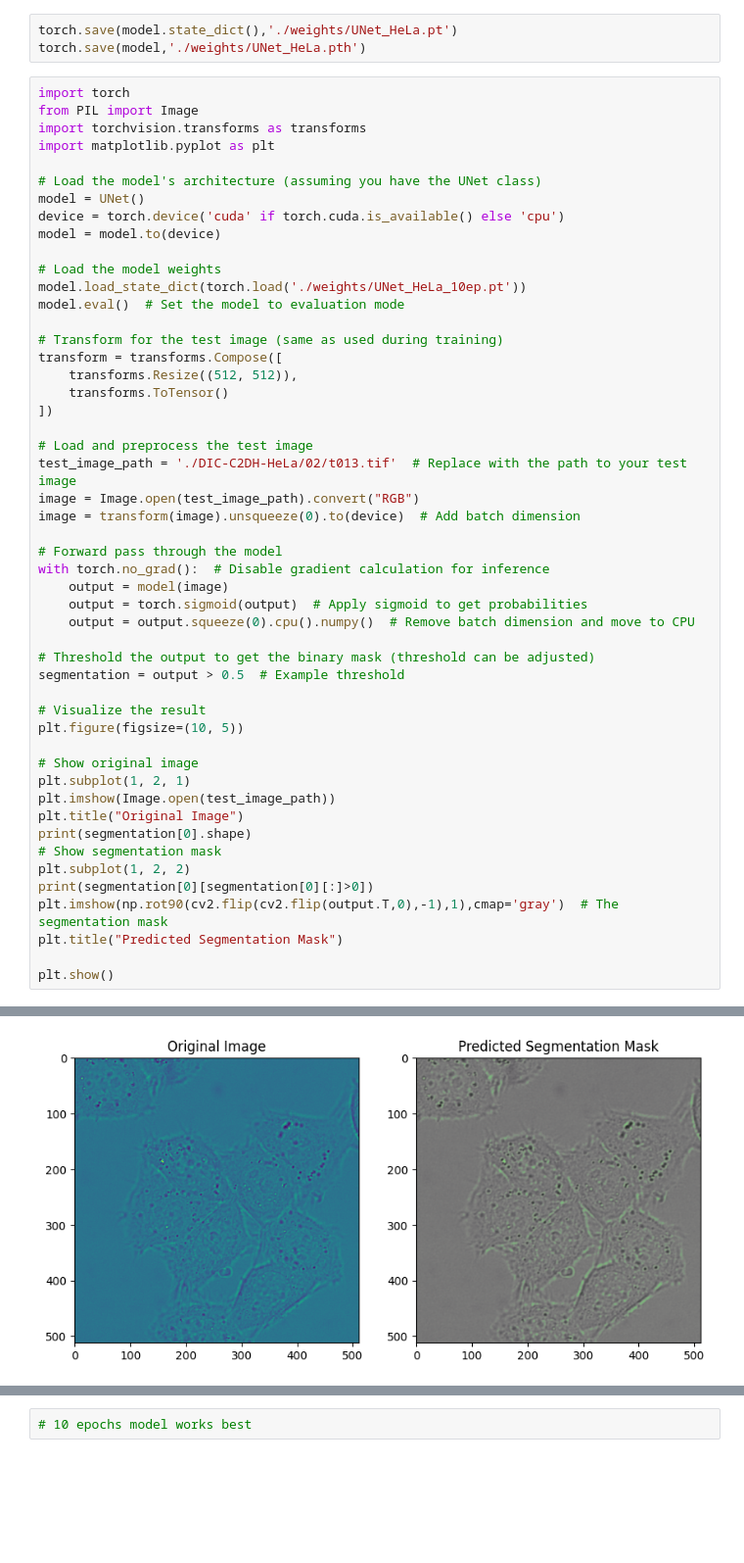
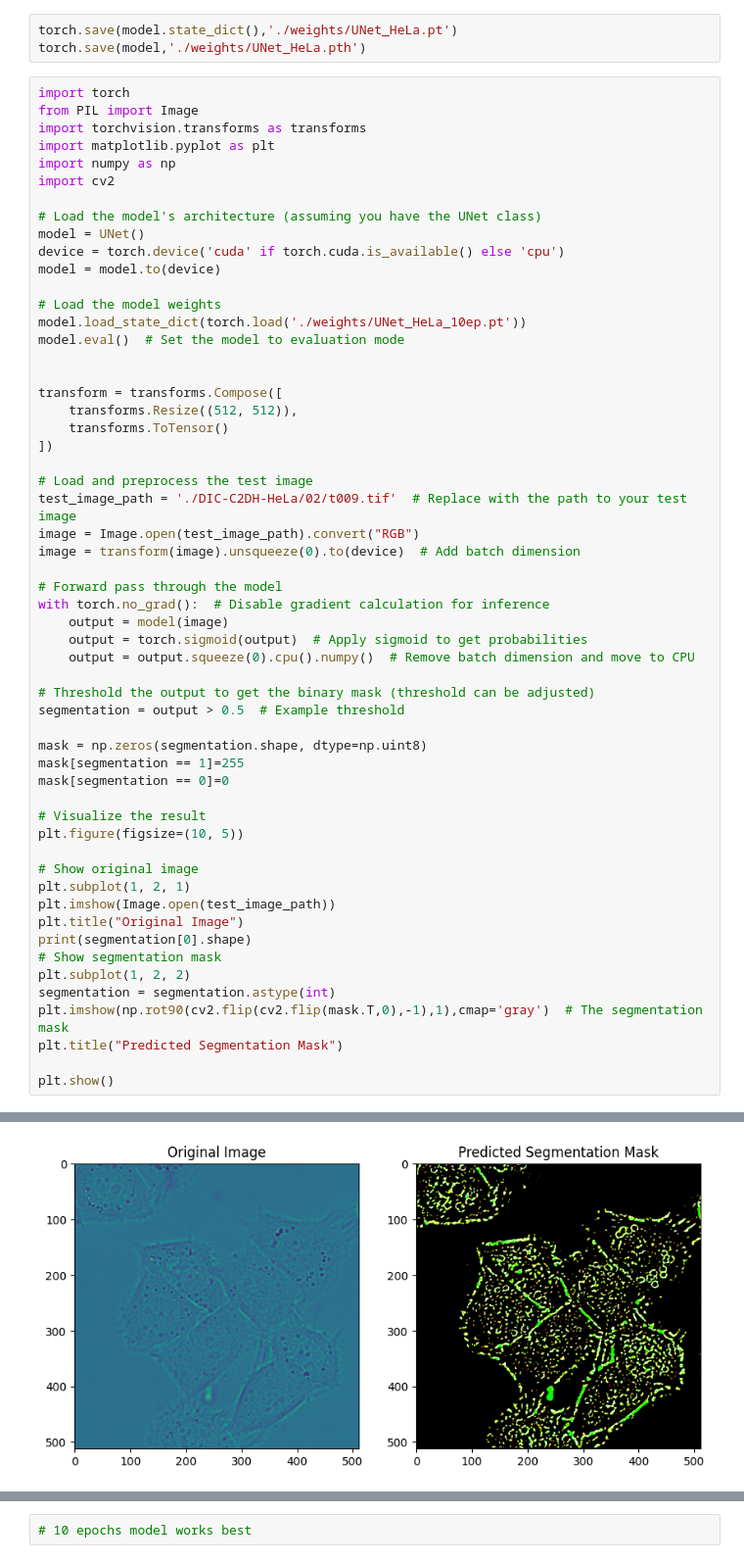
Before and after one commit to Vishwa2684/UNet, a Jupyter notebook: unet.ipynb, the cells around one changed output, grey strips where cells are left out. Shown at 98% size. Drawn from its saved outputs; the diff is of its cells as text; blank space fills up the shorter version.

Commit message:
displayed masks as output wrt image

```diff
--- a/unet.ipynb
+++ b/unet.ipynb
@@ -308,6 +250,8 @@ import torch
 from PIL import Image
 import torchvision.transforms as transforms
 import matplotlib.pyplot as plt
+import numpy as np
+import cv2
 
 # Load the model's architecture (assuming you have the UNet class)
 model = UNet()
@@ -318,14 +262,14 @@ model = model.to(device)
 model.load_state_dict(torch.load('./weights/UNet_HeLa_10ep.pt'))
 model.eval()  # Set the model to evaluation mode
 
-# Transform for the test image (same as used during training)
+
 transform = transforms.Compose([
     transforms.Resize((512, 512)),
     transforms.ToTensor()
 ])
 
 # Load and preprocess the test image
-test_image_path = './DIC-C2DH-HeLa/02/t013.tif'  # Replace with the path to your test image
+test_image_path = './DIC-C2DH-HeLa/02/t009.tif'  # Replace with the path to your test image
 image = Image.open(test_image_path).convert("RGB")
 image = transform(image).unsqueeze(0).to(device)  # Add batch dimension
 
@@ -338,6 +282,10 @@ with torch.no_grad():  # Disable gradient calculation for inference
 # Threshold the output to get the binary mask (threshold can be adjusted)
 segmentation = output > 0.5  # Example threshold
 
+mask = np.zeros(segmentation.shape, dtype=np.uint8)
+mask[segmentation == 1]=255
+mask[segmentation == 0]=0
+
 # Visualize the result
 plt.figure(figsize=(10, 5))
 
@@ -348,8 +296,8 @@ plt.title("Original Image")
 print(segmentation[0].shape)
 # Show segmentation mask
 plt.subplot(1, 2, 2)
-print(segmentation[0][segmentation[0][:]>0])
-plt.imshow(np.rot90(cv2.flip(cv2.flip(output.T,0),-1),1),cmap='gray')  # The segmentation mask
+segmentation = segmentation.astype(int)
+plt.imshow(np.rot90(cv2.flip(cv2.flip(mask.T,0),-1),1),cmap='gray')  # The segmentation mask
 plt.title("Predicted Segmentation Mask")
 
 plt.show()
@@ -359 +306 @@ plt.show()
-[figure, old version]
+[figure, new version]
```
Also changed, not shown: parts of 2 cells of this notebook.
